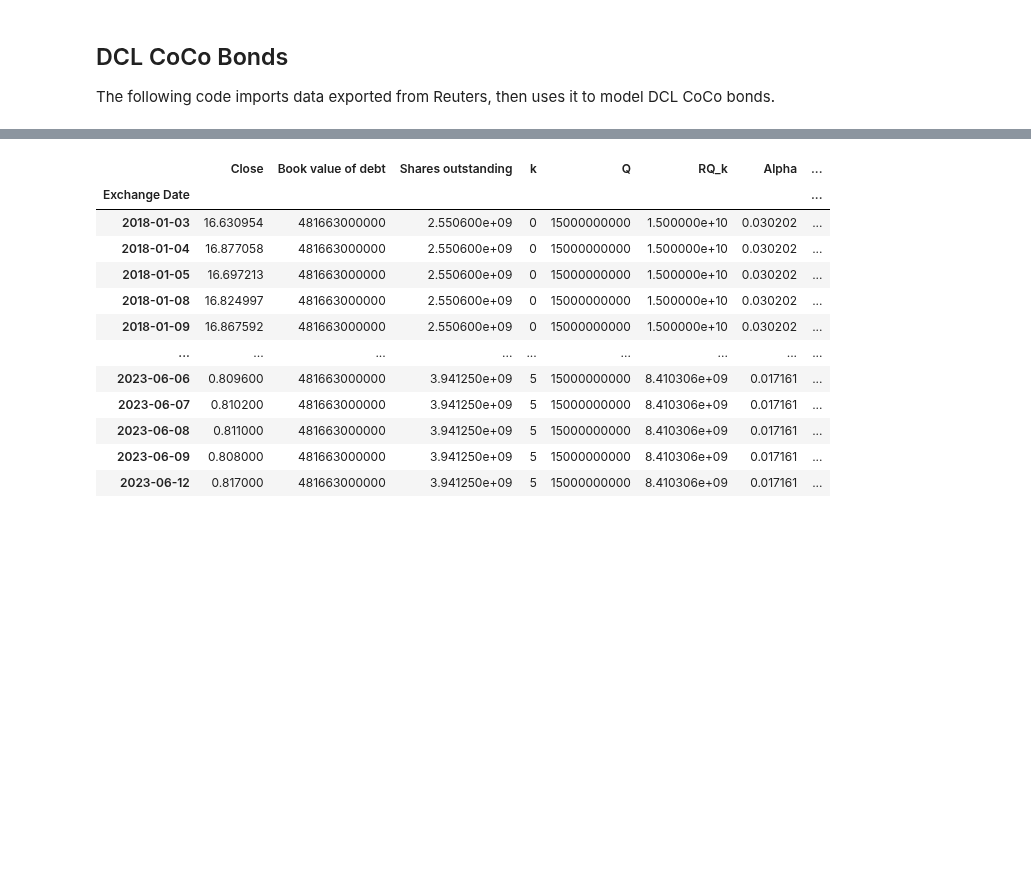
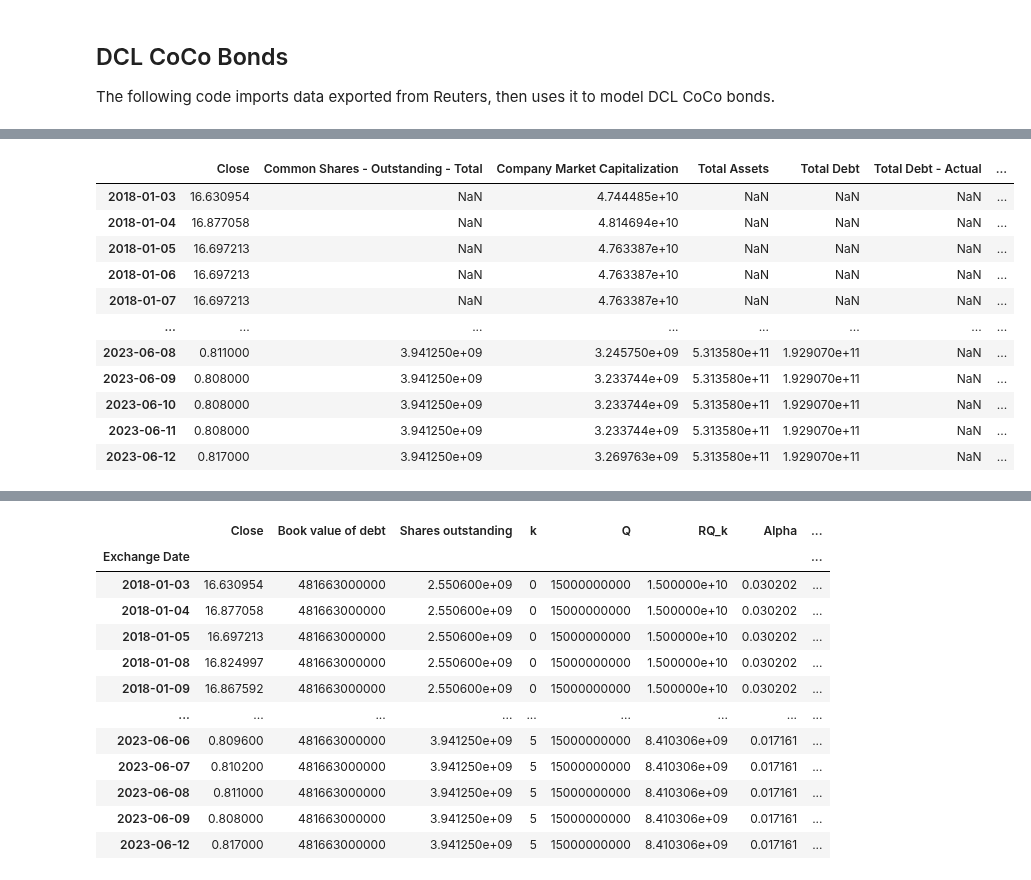
Before and after one commit to steinarb1234/DCL_coco_bond, a Jupyter notebook: main.ipynb, the cells around one changed output, grey strips where cells are left out. Saved outputs shown, nothing was run; the diff lists cells and outputs as text; code cells hidden in the pictures; blank space fills up the shorter version.

```diff
--- a/main.ipynb
+++ b/main.ipynb
@@ -164,0 +43,84 @@ plot_stock_data(input_data)
+# %%
+# ================================================================
+#                     Load data from Reuters
+# ================================================================
+
+def load_timeseries_data(data_folder = "data") -> pd.DataFrame:
+    """
+    Load timeseries data from Reuters
+    """
+
+    close_df = pd.read_excel(f'{data_folder}/cs_close.xlsx', index_col = 0, parse_dates = True)
+    shares_outstanding_df = pd.read_excel(f'{data_folder}/cs_shares_outstanding.xlsx', index_col = 0, parse_dates = True)
+    market_cap_df = pd.read_excel(f'{data_folder}/cs_market_cap.xlsx', index_col = 0, parse_dates = True)
+    total_assets_df = pd.read_excel(f'{data_folder}/cs_total_assets.xlsx', index_col = 0, parse_dates = True)
+    total_debt_df = pd.read_excel(f'{data_folder}/cs_total_debt.xlsx', index_col = 0, parse_dates = True)
+    # at1_debt_df = pd.read_excel(f'{data_folder}/cs_at1_debt.xlsx', index_col = 0, parse_dates = True)
+
+    # Drop duplicates
+    close_df = close_df[~close_df.index.duplicated(keep='first')]
+    shares_outstanding_df = shares_outstanding_df[~shares_outstanding_df.index.duplicated(keep='first')]
+    market_cap_df = market_cap_df[~market_cap_df.index.duplicated(keep='first')]
+    total_assets_df = total_assets_df[~total_assets_df.index.duplicated(keep='first')]
+    total_debt_df = total_debt_df[~total_debt_df.index.duplicated(keep='first')]
+    # at1_debt_df = at1_debt_df[~at1_debt_df.index.duplicated(keep='first')]
+
+    # Remove timezone information
+    close_df.index = close_df.index.tz_localize(None)
+    shares_outstanding_df.index = shares_outstanding_df.index.tz_localize(None)
+    market_cap_df.index = market_cap_df.index.tz_localize(None)
+    total_assets_df.index = total_assets_df.index.tz_localize(None)
+    total_debt_df.index = total_debt_df.index.tz_localize(None)
+    # at1_debt_df.index = at1_debt_df.index.tz_localize(None)
+
+    # TODO: Split actual debt into its own thing
+    print(total_debt_df)
+
+
+    # Fill business days inbetween
+    full_range = pd.date_range(
+        start=close_df.index.min(),
+        end=close_df.index.max(),
+        # freq='B'
+    )
+    # 2. Reindex each DataFrame to that full range, then ffill
+    close_df = close_df.reindex(full_range).ffill()
+    shares_outstanding_df = shares_outstanding_df.reindex(full_range).ffill()
+    market_cap_df = market_cap_df.reindex(full_range).ffill()
+    total_assets_df = total_assets_df.reindex(full_range).ffill()
+    total_debt_df = total_debt_df.reindex(full_range).ffill()
+    # at1_debt_df = at1_debt_df.reindex(full_range).ffill()
+
+    # print(close_df)
+    # print(shares_outstanding_df)
+    # print(market_cap_df)
+    # print(total_assets_df)
+    print(total_debt_df)
+    # print(at1_debt_df)
+
+    input_data = close_df.merge(shares_outstanding_df, left_index=True, right_index=True, how='left')
+    input_data = input_data.merge(market_cap_df, left_index=True, right_index=True, how='left')
+    input_data = input_data.merge(total_assets_df, left_index=True, right_index=True, how='left')
+    input_data = input_data.merge(total_debt_df, left_index=True, right_index=True, how='left')
+    # input_data = input_data.merge(at1_debt_df, left_index=True, right_index=True, how='left')
+
+    return input_data
+
+# # Shares outstanding from book value data:
+# shares_outstanding = {
+#     "2018": 2_550_600_000,
+#     "2019": 2_436_200_000,
+#     "2020": 2_406_144_879,
+#     "2021": 2_569_684_509,
+#     "2022": 3_941_250_081
+# }
+
+input_data = load_timeseries_data()
+
+# input_data["Calculated market cap"] = input_data["Close"] * input_data["Common Shares - Outstanding - Total"]
+# input_data[["Calculated market cap", "Company Market Cap"]].plot()
+
+
+# input_data.plot()
+input_data
+# %% [output]
@@ -164,0 +144,12 @@ plot_stock_data(input_data)
+|  | Close | Common Shares - Outstanding - Total | Company Market Capitalization | Total Assets | Total Debt | Total Debt - Actual | ... |
+| 2018-01-03 | 16.630954 | NaN | 4.744485e+10 | NaN | NaN | NaN | ... |
+| 2018-01-04 | 16.877058 | NaN | 4.814694e+10 | NaN | NaN | NaN | ... |
+| 2018-01-05 | 16.697213 | NaN | 4.763387e+10 | NaN | NaN | NaN | ... |
+| 2018-01-06 | 16.697213 | NaN | 4.763387e+10 | NaN | NaN | NaN | ... |
+| 2018-01-07 | 16.697213 | NaN | 4.763387e+10 | NaN | NaN | NaN | ... |
+| ... | ... | ... | ... | ... | ... | ... | ... |
+| 2023-06-08 | 0.811000 | 3.941250e+09 | 3.245750e+09 | 5.313580e+11 | 1.929070e+11 | NaN | ... |
+| 2023-06-09 | 0.808000 | 3.941250e+09 | 3.233744e+09 | 5.313580e+11 | 1.929070e+11 | NaN | ... |
+| 2023-06-10 | 0.808000 | 3.941250e+09 | 3.233744e+09 | 5.313580e+11 | 1.929070e+11 | NaN | ... |
+| 2023-06-11 | 0.808000 | 3.941250e+09 | 3.233744e+09 | 5.313580e+11 | 1.929070e+11 | NaN | ... |
+| 2023-06-12 | 0.817000 | 3.941250e+09 | 3.269763e+09 | 5.313580e+11 | 1.929070e+11 | NaN | ... |
```
Also changed, not shown: parts of 6 cells of this notebook.
